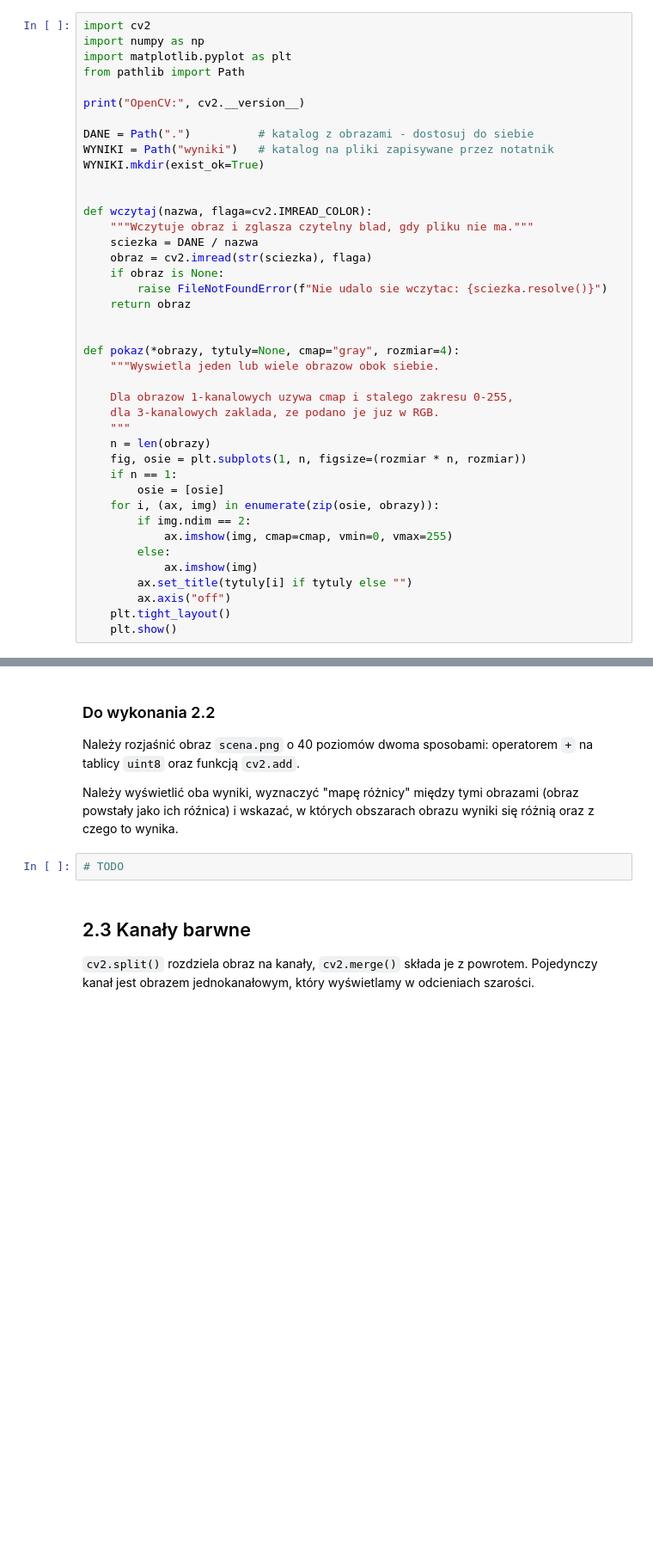
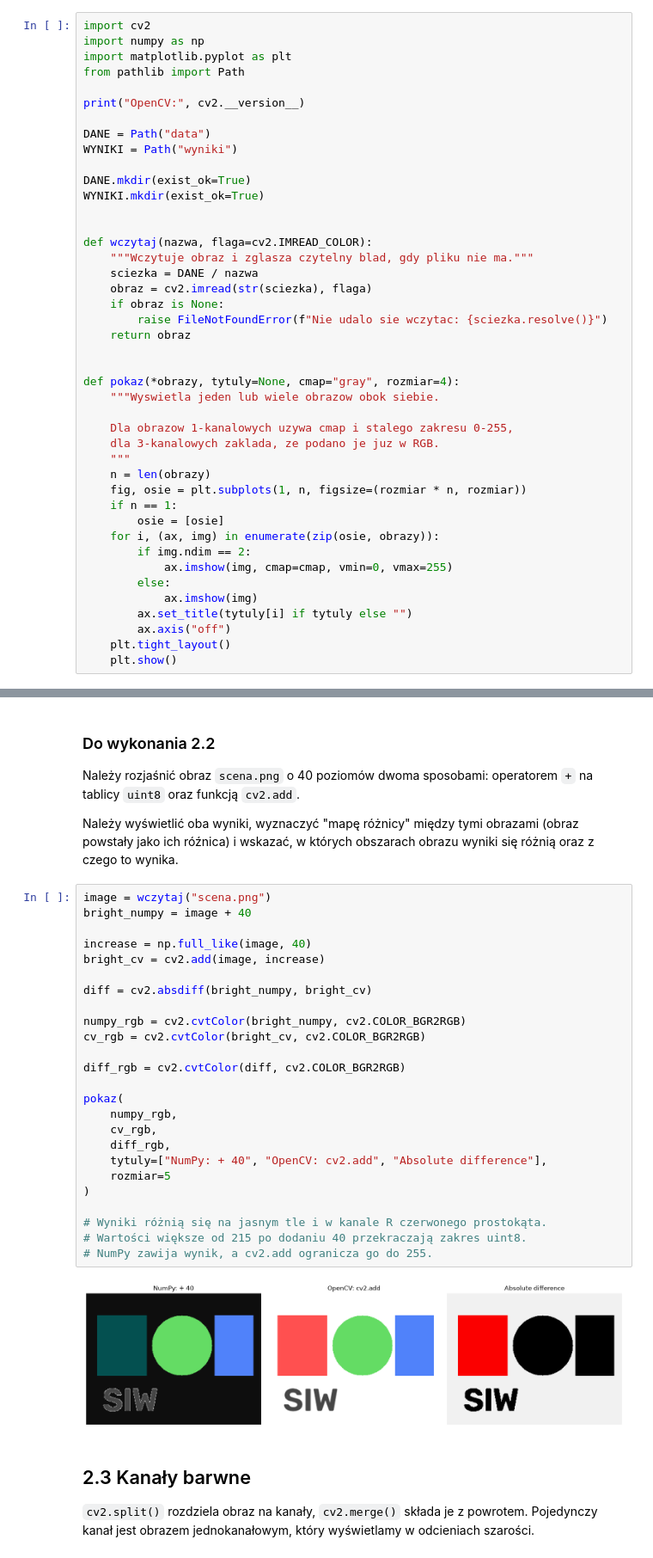
Before and after one commit to lyskawson/vision_systems, a Jupyter notebook: labs/Lab2/Lab2_Lyskawa_275462.ipynb, the cells around one changed output, grey strips where cells are left out. Shown at 86% size. Drawn from its saved outputs; the diff is of its cells as text; blank space fills up the shorter version.

```diff
--- a/labs/Lab2/Lab2_Lyskawa_275462.ipynb
+++ b/labs/Lab2/Lab2_Lyskawa_275462.ipynb
@@ -53,8 +53,10 @@ from pathlib import Path
 
 print("OpenCV:", cv2.__version__)
 
-DANE = Path(".")          # katalog z obrazami - dostosuj do siebie
-WYNIKI = Path("wyniki")   # katalog na pliki zapisywane przez notatnik
+DANE = Path("data")
+WYNIKI = Path("wyniki")
+
+DANE.mkdir(exist_ok=True)
 WYNIKI.mkdir(exist_ok=True)
 
 
@@ -261,7 +310,32 @@ Należy rozjaśnić obraz `scena.png` o 40 poziomów dwoma sposobami: operatorem
 
 Należy wyświetlić oba wyniki, wyznaczyć "mapę różnicy" między tymi obrazami (obraz powstały jako ich róźnica) i wskazać, w których obszarach obrazu wyniki się różnią oraz z czego to wynika.
 # %%
-# TODO
+image = wczytaj("scena.png")
+bright_numpy = image + 40
+
+increase = np.full_like(image, 40)
+bright_cv = cv2.add(image, increase)
+
+diff = cv2.absdiff(bright_numpy, bright_cv)
+
+numpy_rgb = cv2.cvtColor(bright_numpy, cv2.COLOR_BGR2RGB)
+cv_rgb = cv2.cvtColor(bright_cv, cv2.COLOR_BGR2RGB)
+
+diff_rgb = cv2.cvtColor(diff, cv2.COLOR_BGR2RGB)
+
+pokaz(
+    numpy_rgb,
+    cv_rgb,
+    diff_rgb,
+    tytuly=["NumPy: + 40", "OpenCV: cv2.add", "Absolute difference"],
+    rozmiar=5
+)
+
+# Wyniki różnią się na jasnym tle i w kanale R czerwonego prostokąta.
+# Wartości większe od 215 po dodaniu 40 przekraczają zakres uint8.
+# NumPy zawija wynik, a cv2.add ogranicza go do 255.
+# %% [output]
+[figure, added]
 # %% [markdown]
 ## 2.3 Kanały barwne
 
```
Also changed, not shown: parts of 40 cells of this notebook, 12 other files.
